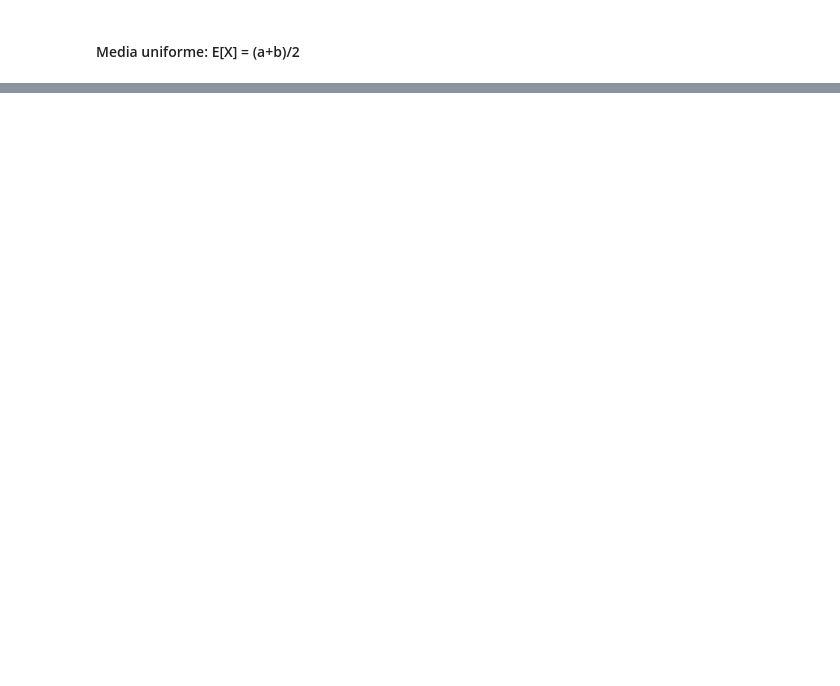
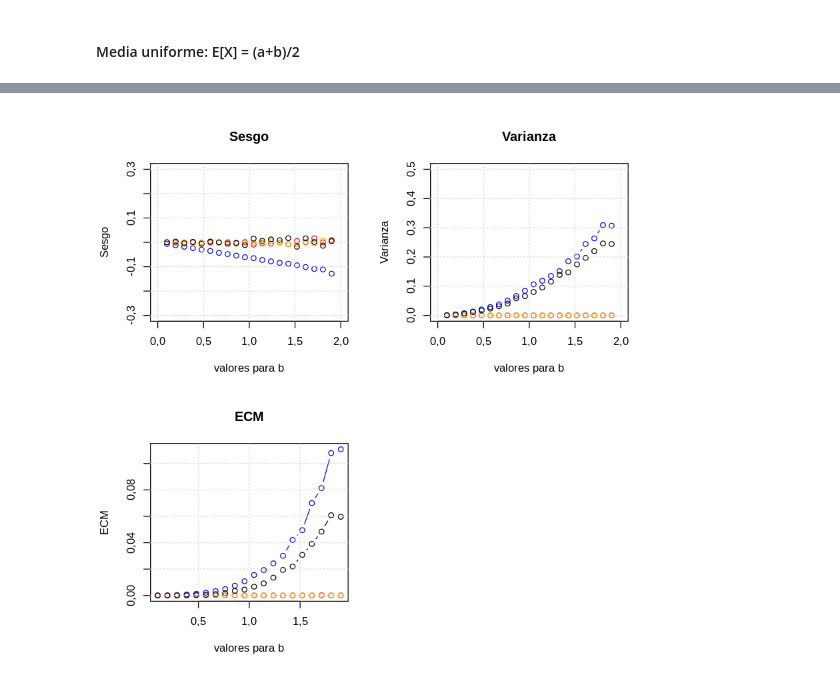
Before and after one commit to LecJackS/Proba-Simulations, a Jupyter notebook: TP2-Proba-en-R/TP2.ipynb, the cells around one changed output, grey strips where cells are left out. Saved outputs shown, nothing was run; the diff lists cells and outputs as text; code cells hidden in the pictures; blank space fills up the shorter version.

```diff
--- a/TP2-Proba-en-R/TP2.ipynb
+++ b/TP2-Proba-en-R/TP2.ipynb
@@ -165,0 +203,47 @@ bmv = function(muestra){
+# %%
+# Calculo sesgos, varianzas y ECM para 20 valores
+# distintos de b entre 0 y 2 (no inclusives)
+nB <- 20
+b_values <- seq(0.1, 1.9, by=1.8/(nB-1))
+# nB filas, 3 columnas: (bias, var, ECM)
+results_mv   <- matrix(nrow=nB, ncol=3)
+results_mom  <- matrix(nrow=nB, ncol=3)
+results_mom2 <- matrix(nrow=nB, ncol=3)
+results_med  <- matrix(nrow=nB, ncol=3)
+
+for (i in 1:nB){
+    b <- b_values[i]
+    results_mv[i,1:2]   <- unlist(simulacion_mv(b, 15))
+    results_mom[i,1:2]  <- unlist(simulacion_mom(b, 15))
+    results_mom2[i,1:2] <- unlist(simulacion_mom2(b, 15))
+    results_med[i,1:2]  <- unlist(simulacion_med(b, 15))
+    # ECM = Var^2 + Sesgo^2
+    results_mv[i,3] <- results_mv[i,1]^2+results_mv[i,2]^2
+    results_mom[i,3] <- results_mom[i,1]^2+results_mom[i,2]^2
+    results_mom2[i,3] <- results_mom2[i,1]^2+results_mom2[i,2]^2
+    results_med[i,3] <- results_med[i,1]^2+results_med[i,2]^2
+}
+# %%
+par(mfrow=c(2,2))
+# Sesgos
+plot(b_values, results_mv[,1], ylim=c(-0.3,0.3), xlim=c(0,2),
+     col="blue", main="Sesgo", xlab="valores para b", ylab="Sesgo", type="b")
+points(b_values, results_mom[,1], col="red", type="b")
+points(b_values, results_mom2[,1], col="orange", type="b")
+points(b_values, results_med[,1], col="black", type="b")
+grid()
+# Varianzas
+plot(b_values, results_mv[,2], ylim=c(0,0.5), xlim=c(0,2),
+     col="blue", main="Varianza", xlab="valores para b", ylab="Varianza", type="b")
+points(b_values, results_mom[,2], col="red", type="b")
+points(b_values, results_mom2[,2], col="orange", type="b")
+points(b_values, results_med[,2], col="black", type="b")
+grid()
+# ECM = Var^2 + Sesgo^2
+plot(b_values, results_mv[,3], col="blue", main="ECM", xlab="valores para b", ylab="ECM", type="b")
+points(b_values, results_mom[,3], col="red", type="b")
+points(b_values, results_mom2[,3], col="orange", type="b")
+points(b_values, results_med[,3], col="black", type="b")
+grid()
+# %% [output]
+[figure, added]
```
Also changed, not shown: parts of 24 cells of this notebook.
